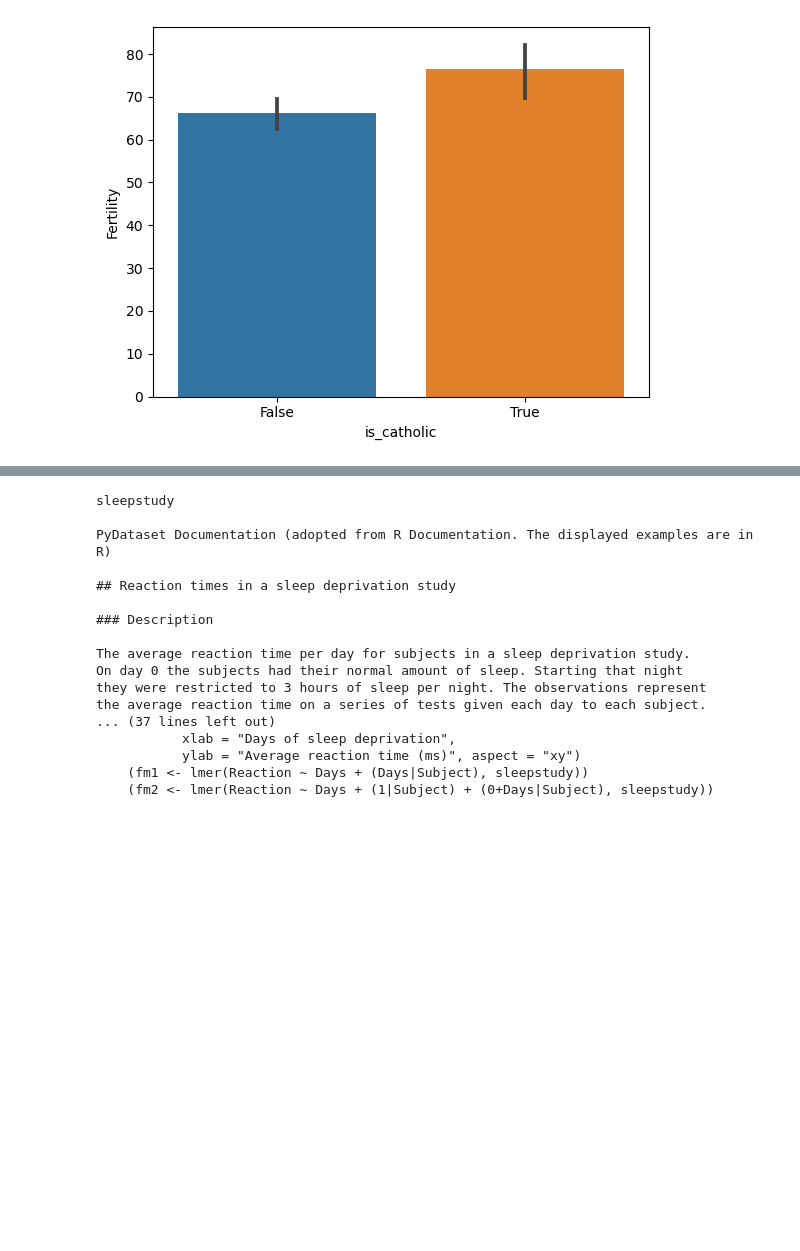
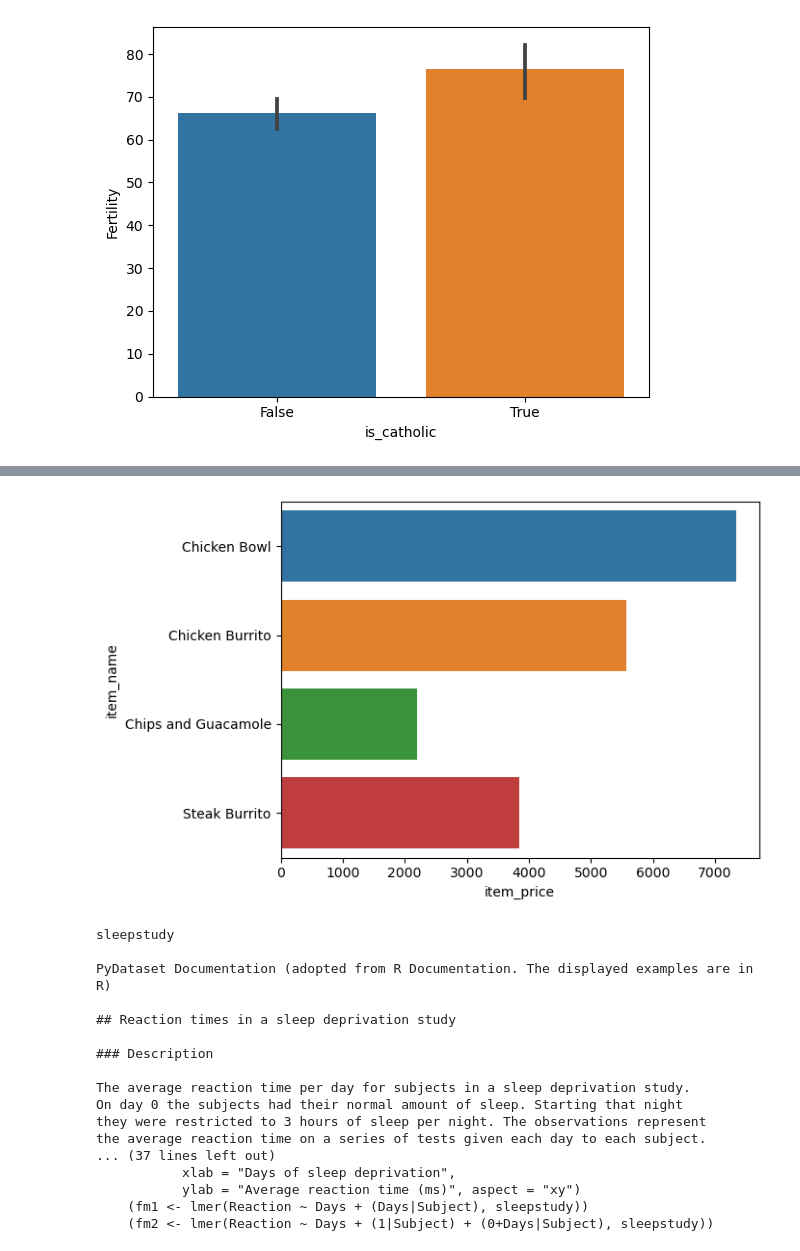
Before and after one commit to Luis-Martinez1/ds-libraries-exercises, a Jupyter notebook: seaborn_exercises.ipynb, the cells around one changed output, grey strips where cells are left out. Cells and saved outputs as stored; diff of their text form; code cells hidden in the pictures; blank space fills up the shorter version.

```diff
--- a/seaborn_exercises.ipynb
+++ b/seaborn_exercises.ipynb
@@ -257,0 +253,3 @@ plt.show()
+# %%
+most_pop=orders_df.groupby('item_name')[['quantity', 'item_price']].sum()
+most_pop.head()
@@ -257,0 +264,3 @@ plt.show()
+# %%
+top_items=most_pop.sort_values('quantity', ascending=False).head(4)
+top_items
@@ -258,3 +282,7 @@ plt.show()
+# %%
+sns.barplot(data=top_items, y=top_items.index, x='item_price');
+# %% [output]
+[figure, added]
 # %%
 # 5. Load the sleepstudy dataset from pydataset and read it's documentation.
 #    Use seaborn to create a line chart of all the individual subject's reaction times and a more prominant
```
Also changed, not shown: parts of 13 cells of this notebook.
